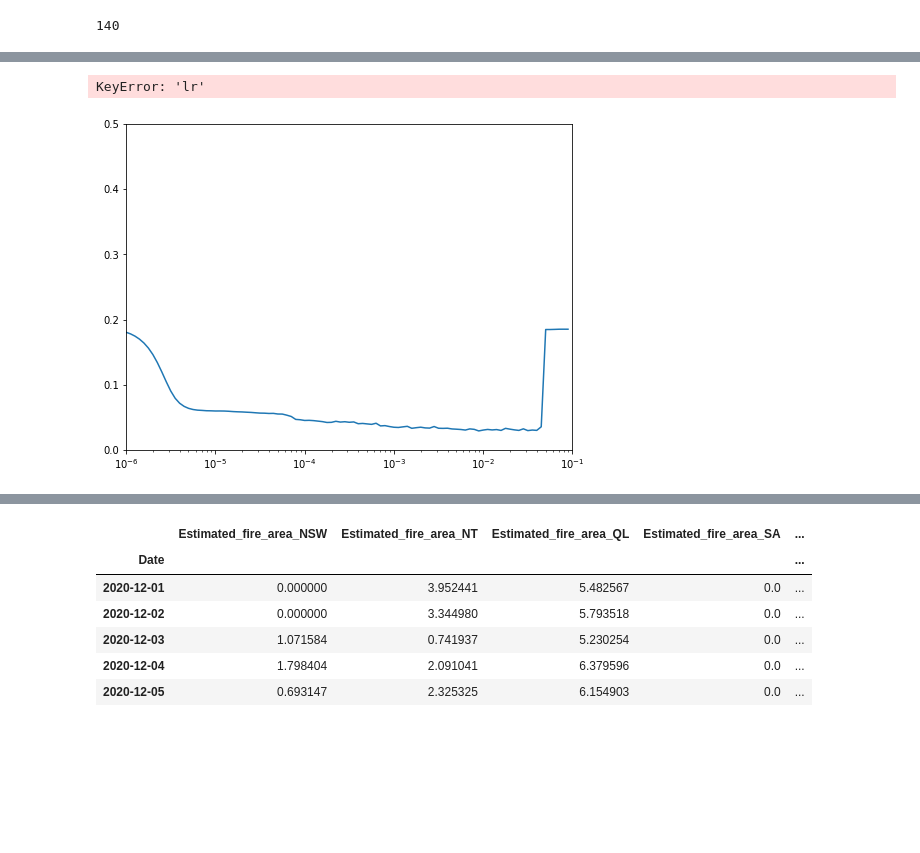
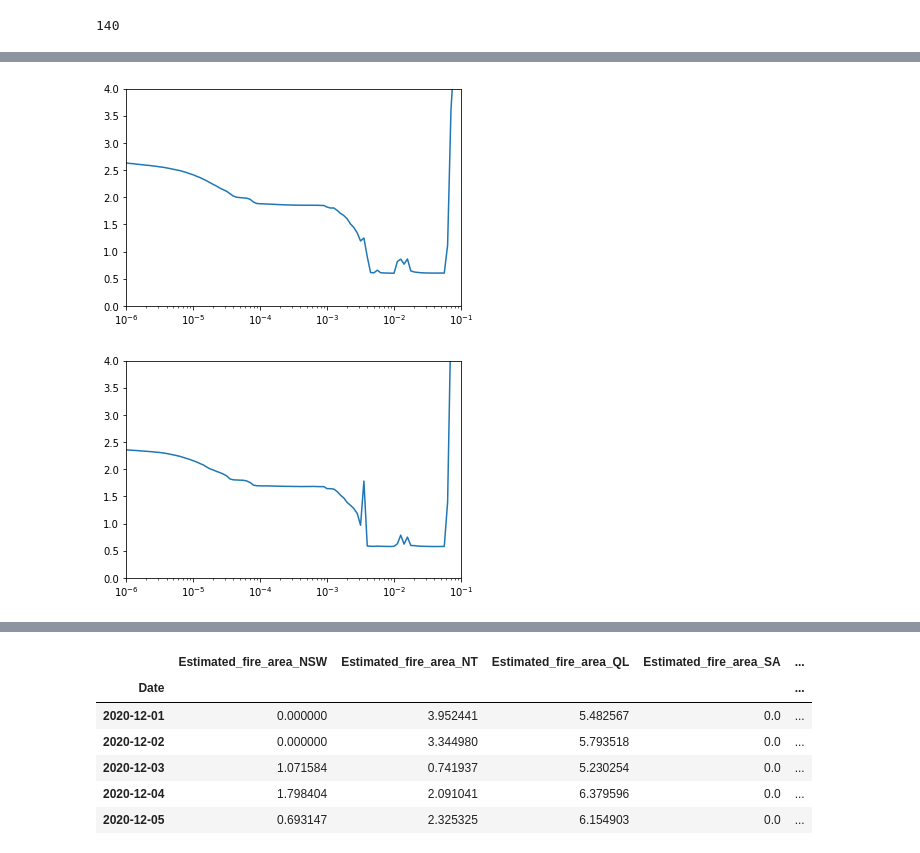
Before and after one commit to albertum1/cfc_team, a Jupyter notebook: 03-DilatedCNN.ipynb, the cells around one changed output, grey strips where cells are left out. Saved outputs shown, nothing was run; the diff lists cells and outputs as text; code cells hidden in the pictures; blank space fills up the shorter version.

```diff
--- a/03-DilatedCNN.ipynb
+++ b/03-DilatedCNN.ipynb
@@ -108,2 +93,0 @@ merge_df
-# %%
-merge_df = merge_df[:'2021-01-02']
@@ -151,6 +115,6 @@ merge_df
 # %%
-for i in fire_regions + count_regions + sqrt_fire_regions + sqrt_count_regions:
-    merge_df[i] = np.log1p(merge_df[i])
+# for i in fire_regions + count_regions + sqrt_fire_regions + sqrt_count_regions:
+#     merge_df[i] = np.log1p(merge_df[i])
 # %%
 train = merge_df[:'2020-12-01']
 test = merge_df['2020-12-01':]
@@ -186,7 +150,7 @@ def split_sequence(sequences, n_steps_in, n_steps_out):
 
     return np.array(X), np.array(y)
 # %%
-n_steps_in, n_steps_out = 50, 20
+n_steps_in, n_steps_out = 365, 20
 # %%
 X, y = split_sequence(_train, n_steps_in, n_steps_out)
 y.shape
@@ -212,8 +176,8 @@ n_output
 # %% [output]
 140
 # %%
-X_train, y_train = X[:-365,:,:], y[:-365,:]
-X_valid, y_valid = X[-365:, :, :], y[-365:, :]
+X_train, y_train = X[:-730,:,:], y[:-730,:]
+X_valid, y_valid = X[-730:, :, :], y[-730:, :]
 # %%
 
 n_filters = 32 # 32
@@ -290,13 +263,13 @@ KeyboardInterrupt:
 # %%
 plt.semilogx(history.history["lr"], history.history["loss"])
-plt.axis([1e-6, 1e-1, 0, .5]);
+plt.axis([1e-6, 1e-1, 0, 4]);
 # %% [output]
-KeyError: 'lr'
+[figure, added]
 # %%
 plt.semilogx(history.history["lr"], history.history["val_loss"])
-plt.axis([1e-6, 1e-1, 0, .5]);
+plt.axis([1e-6, 1e-1, 0, 4]);
 # %% [output]
-[figure, old version]
+[figure, new version]
 # %%
 
 n_filters = 32 # 32
```
Also changed, not shown: parts of 19 cells of this notebook.
